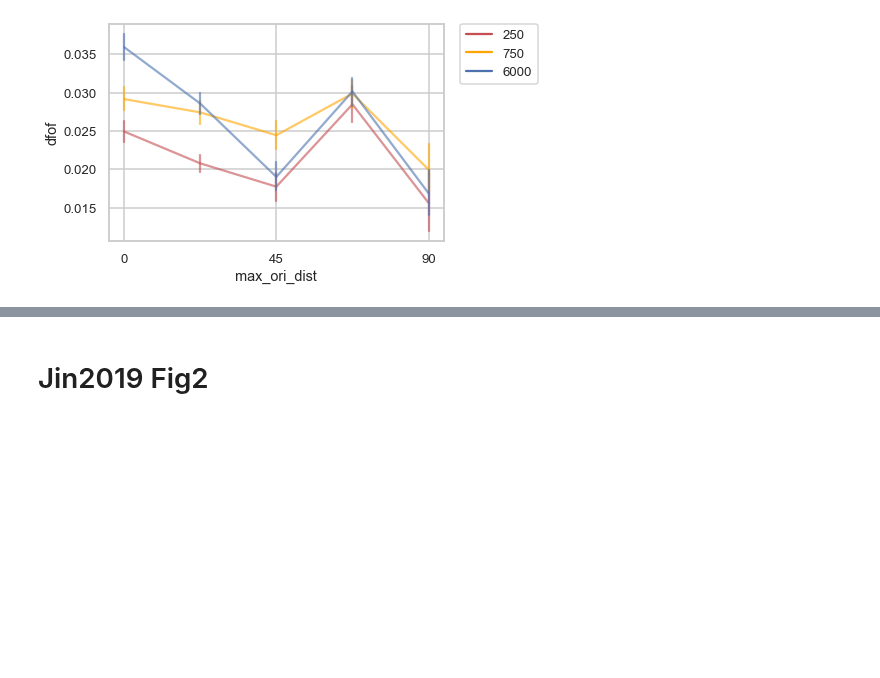
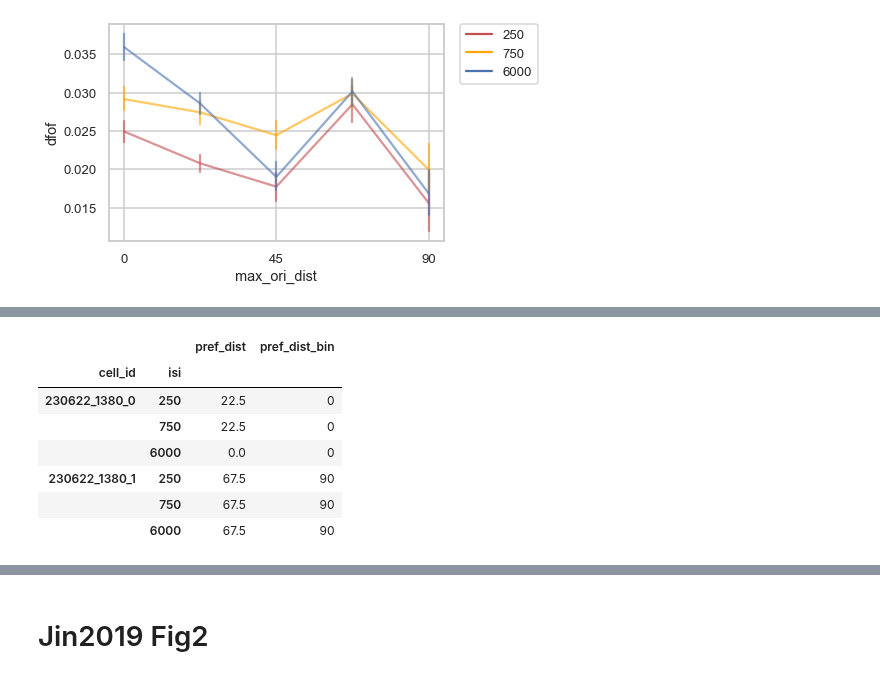
Before and after one commit to lanluo9/inter, a Jupyter notebook: scripts/ipynb/tuning_bias_multisess.ipynb, the cells around one changed output, grey strips where cells are left out. Cells and saved outputs as stored; diff of their text form; code cells hidden in the pictures; blank space fills up the shorter version.

```diff
--- a/scripts/ipynb/tuning_bias_multisess.ipynb
+++ b/scripts/ipynb/tuning_bias_multisess.ipynb
@@ -767,0 +823,11 @@ plt.legend(bbox_to_anchor=(1.05, 1), loc=2, borderaxespad=0.);
+# %%
+df_pref_dist.head(6)
+# %% [output]
+|  |  | pref_dist | pref_dist_bin |
+| cell_id | isi |  |  |
+| 230622_1380_0 | 250 | 22.5 | 0 |
+|  | 750 | 22.5 | 0 |
+|  | 6000 | 0.0 | 0 |
+| 230622_1380_1 | 250 | 67.5 | 90 |
+|  | 750 | 67.5 | 90 |
+|  | 6000 | 67.5 | 90 |
```
Also changed, not shown: parts of 11 cells of this notebook.
